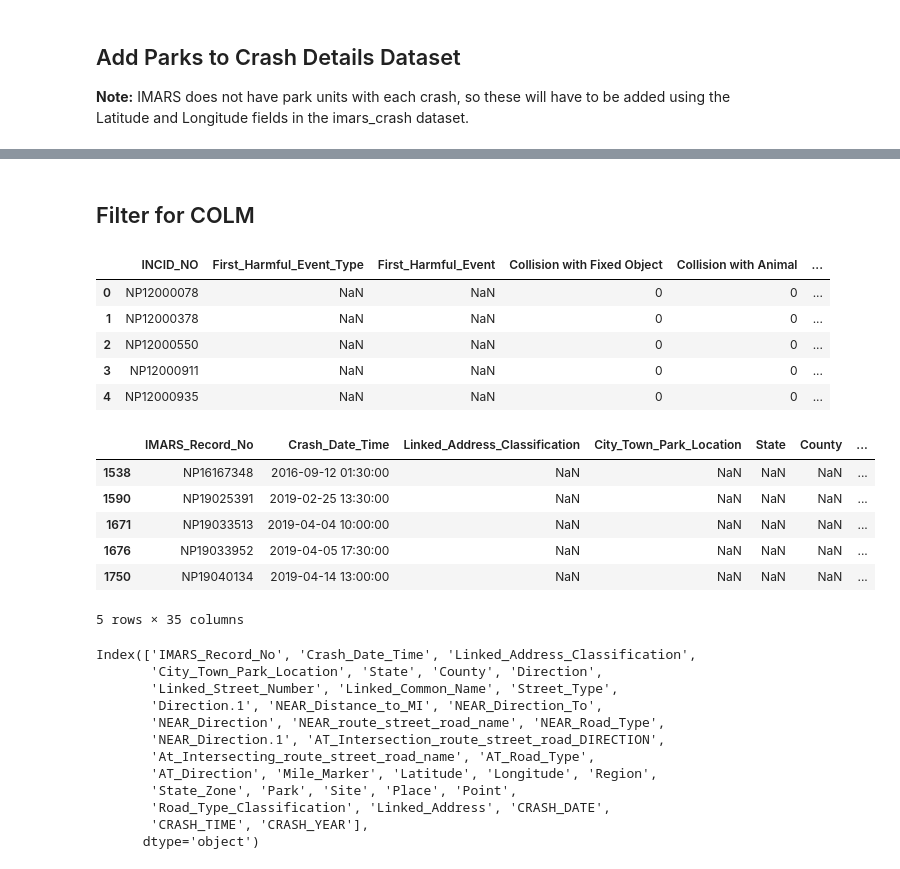
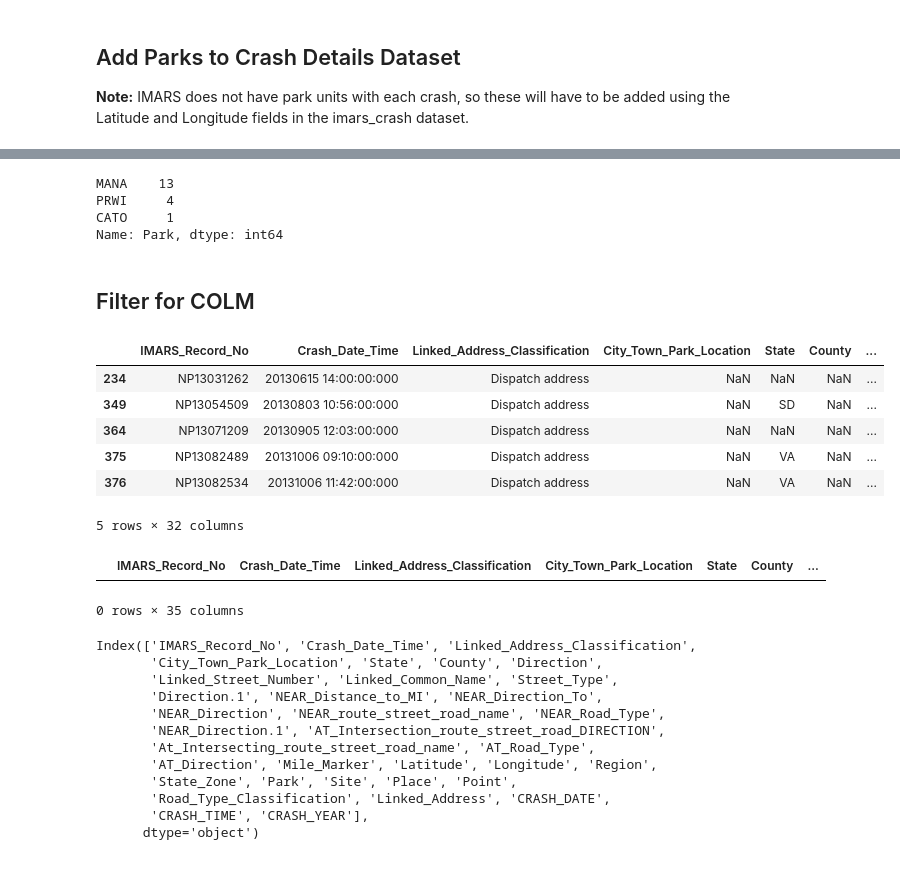
Before and after one commit to VolpeUSDOT/NPS-Region-Crash-Briefing, a Jupyter notebook: data cleaning notebooks/IMARS cleaning-GWMP.ipynb, the cells around one changed output, grey strips where cells are left out. Cells and saved outputs as stored; diff of their text form; code cells hidden in the pictures.

Commit message:
update for GWMP analysis

```diff
--- a/data cleaning notebooks/IMARS cleaning-GWMP.ipynb
+++ b/data cleaning notebooks/IMARS cleaning-GWMP.ipynb
@@ -134,11 +314,19 @@ imars_crash_expanded.shape
+# %%
+imars_crash_expanded.loc[imars_crash_expanded['Region']=="NCR"].Park.value_counts()
+# %% [output]
+MANA    13
+PRWI     4
+CATO     1
+Name: Park, dtype: int64
 # %% [markdown]
 ## Filter for COLM
 # %%
-imars_crash_details_slim_nodups.head()
+imars_crash_expanded.head()
 # %% [output]
-|  | INCID_NO | First_Harmful_Event_Type | First_Harmful_Event | Collision with Fixed Object | Collision with Animal | ... |
-| 0 | NP12000078 | NaN | NaN | 0 | 0 | ... |
-| 1 | NP12000378 | NaN | NaN | 0 | 0 | ... |
-| 2 | NP12000550 | NaN | NaN | 0 | 0 | ... |
-| 3 | NP12000911 | NaN | NaN | 0 | 0 | ... |
-| 4 | NP12000935 | NaN | NaN | 0 | 0 | ... |
+|  | IMARS_Record_No | Crash_Date_Time | Linked_Address_Classification | City_Town_Park_Location | State | County | ... |
+| 234 | NP13031262 | 20130615 14:00:00:000 | Dispatch address | NaN | NaN | NaN | ... |
+| 349 | NP13054509 | 20130803 10:56:00:000 | Dispatch address | NaN | SD | NaN | ... |
+| 364 | NP13071209 | 20130905 12:03:00:000 | Dispatch address | NaN | NaN | NaN | ... |
+| 375 | NP13082489 | 20131006 09:10:00:000 | Dispatch address | NaN | VA | NaN | ... |
+| 376 | NP13082534 | 20131006 11:42:00:000 | Dispatch address | NaN | VA | NaN | ... |
+5 rows × 32 columns
@@ -154,13 +342,8 @@ imars_crash_expanded_colm['CRASH_YEAR'] = imars_crash_expanded_colm['Crash_Date_
 # %%
-imars_crash_expanded_colm.head()
+imars_crash_expanded_gwmp.head()
 # %% [output]
 |  | IMARS_Record_No | Crash_Date_Time | Linked_Address_Classification | City_Town_Park_Location | State | County | ... |
-| 1538 | NP16167348 | 2016-09-12 01:30:00 | NaN | NaN | NaN | NaN | ... |
-| 1590 | NP19025391 | 2019-02-25 13:30:00 | NaN | NaN | NaN | NaN | ... |
-| 1671 | NP19033513 | 2019-04-04 10:00:00 | NaN | NaN | NaN | NaN | ... |
-| 1676 | NP19033952 | 2019-04-05 17:30:00 | NaN | NaN | NaN | NaN | ... |
-| 1750 | NP19040134 | 2019-04-14 13:00:00 | NaN | NaN | NaN | NaN | ... |
-5 rows × 35 columns
+0 rows × 35 columns
 # %%
 
 imars_crash_expanded_colm.to_csv("./IMARS_COLM_crash.csv",index=False)
```
Also changed, not shown: parts of 33 cells of this notebook.
